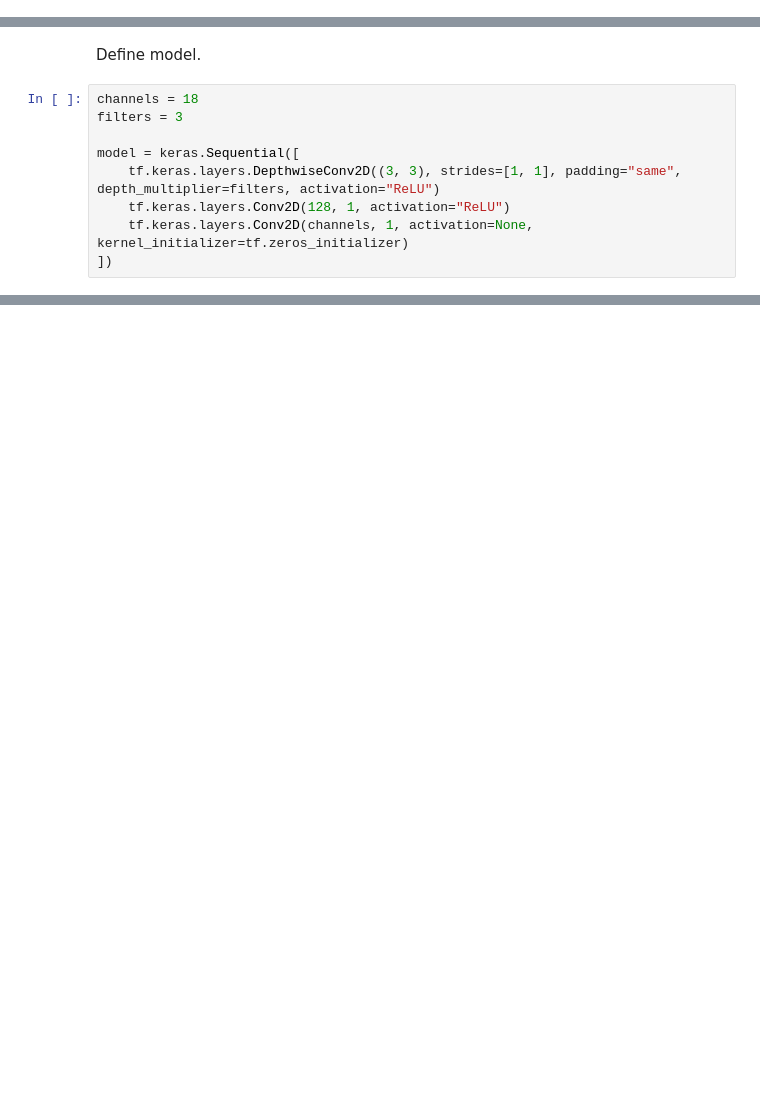
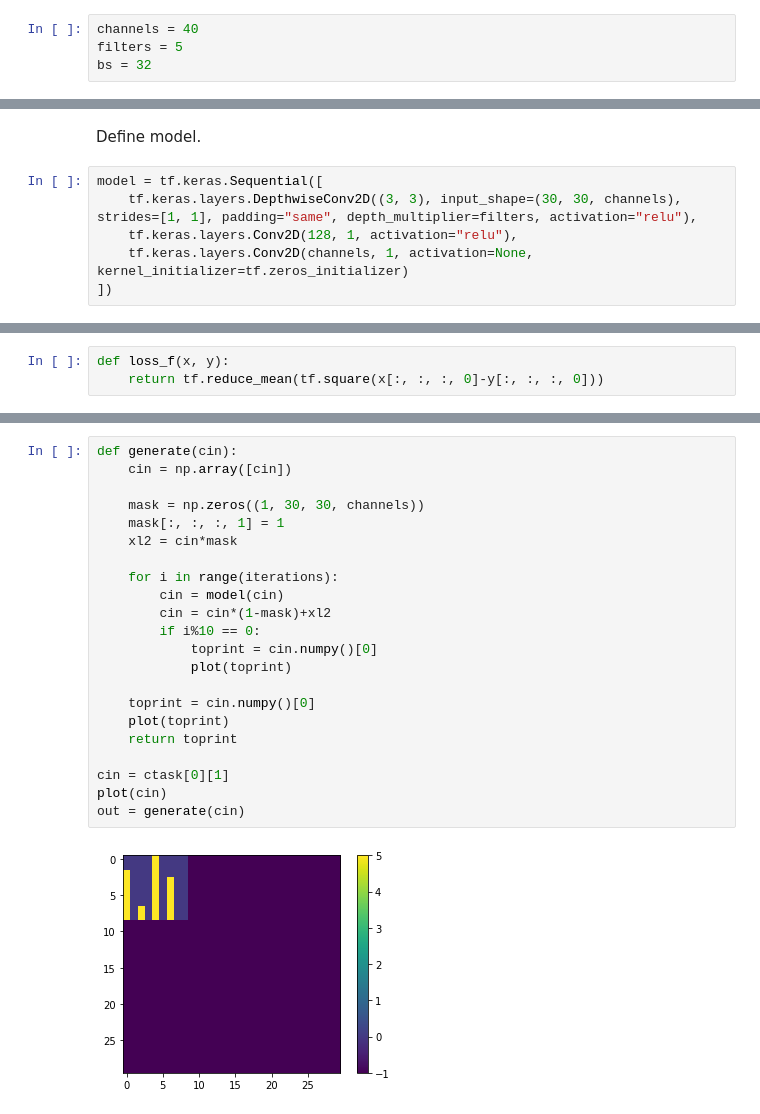
Before and after one commit to HarveyBrezinaConniffe/ARC, a Jupyter notebook: AI-NCA.ipynb, the cells around one changed output, grey strips where cells are left out. Cells and saved outputs as stored; diff of their text form; blank space fills up the shorter version.

```diff
--- a/AI-NCA.ipynb
+++ b/AI-NCA.ipynb
@@ -58,3 +25,7 @@ def load(name):
+# %%
+channels = 40
+filters = 5
+bs = 32
 # %% [markdown]
 Load data.
 # %%
@@ -73,11 +79,8 @@ Yv = np.array(Yv)
 # %% [markdown]
 Define model.
 # %%
-channels = 18
-filters = 3
-
-model = keras.Sequential([
-    tf.keras.layers.DepthwiseConv2D((3, 3), strides=[1, 1], padding="same", depth_multiplier=filters, activation="ReLU")
-    tf.keras.layers.Conv2D(128, 1, activation="ReLU")
+model = tf.keras.Sequential([
+    tf.keras.layers.DepthwiseConv2D((3, 3), input_shape=(30, 30, channels), strides=[1, 1], padding="same", depth_multiplier=filters, activation="relu"),
+    tf.keras.layers.Conv2D(128, 1, activation="relu"),
     tf.keras.layers.Conv2D(channels, 1, activation=None, kernel_initializer=tf.zeros_initializer)
 ])
@@ -83,0 +96,3 @@ model = keras.Sequential([
+# %%
+def loss_f(x, y):
+    return tf.reduce_mean(tf.square(x[:, :, :, 0]-y[:, :, :, 0]))
@@ -83,0 +143,24 @@ model = keras.Sequential([
+# %%
+def generate(cin):
+    cin = np.array([cin])
+
+    mask = np.zeros((1, 30, 30, channels))
+    mask[:, :, :, 1] = 1
+    xl2 = cin*mask
+
+    for i in range(iterations):
+        cin = model(cin)
+        cin = cin*(1-mask)+xl2
+        if i%10 == 0:
+            toprint = cin.numpy()[0]
+            plot(toprint)
+
+    toprint = cin.numpy()[0]
+    plot(toprint)
+    return toprint
+
+cin = ctask[0][1]
+plot(cin)
+out = generate(cin)
+# %% [output]
+[figure, added]
```
Also changed, not shown: parts of 10 cells of this notebook.
